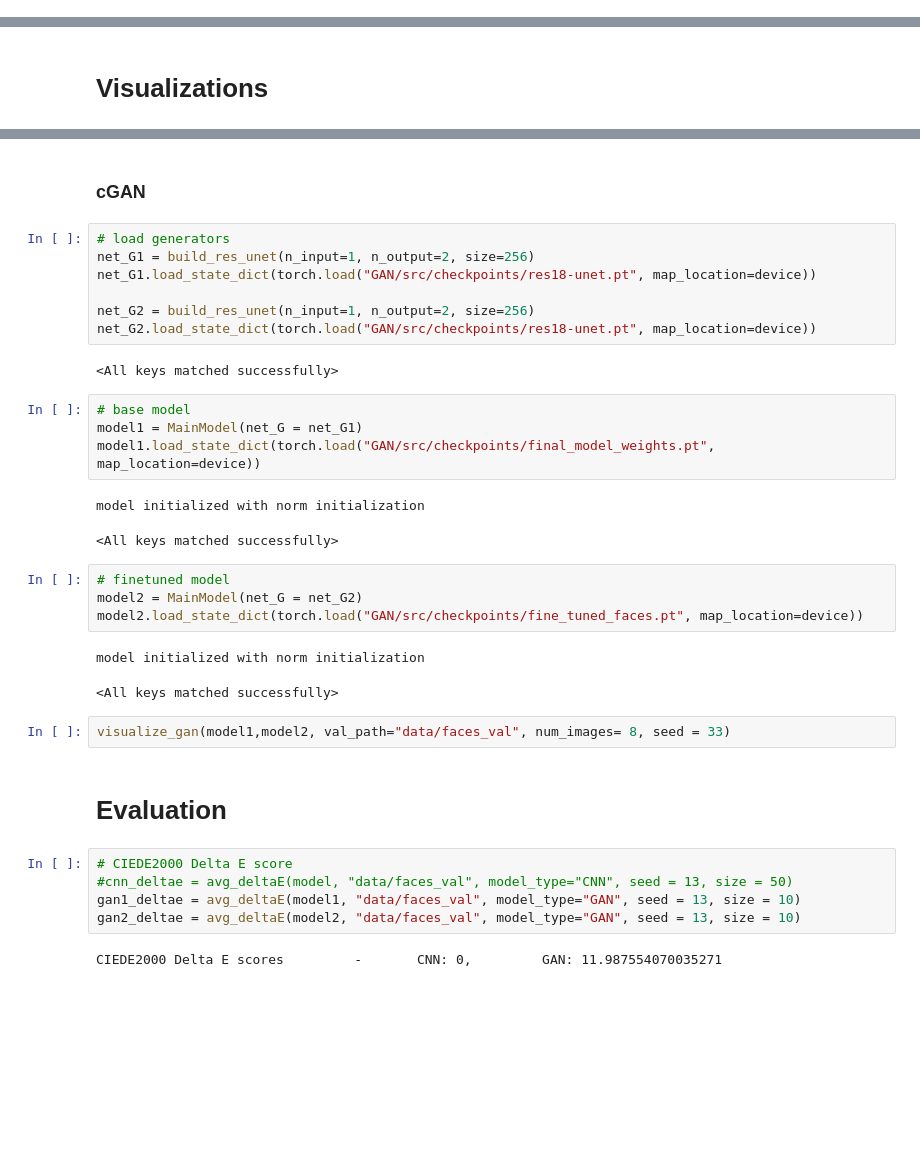
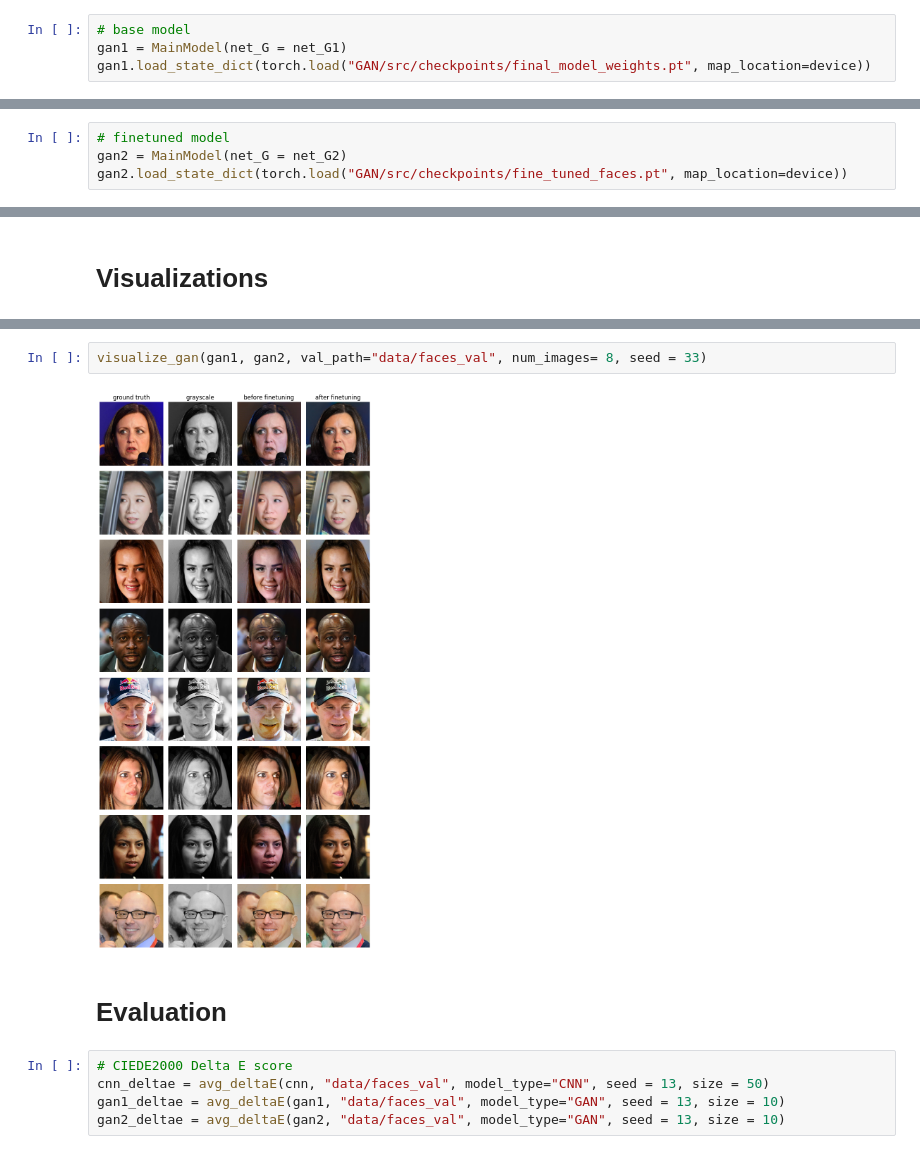
Before and after one commit to sengercoding/CVfinal, a Jupyter notebook: demo.ipynb, the cells around one changed output, grey strips where cells are left out. Saved outputs shown, nothing was run; the diff lists cells and outputs as text; blank space fills up the shorter version.

```diff
--- a/demo.ipynb
+++ b/demo.ipynb
@@ -11,0 +40,4 @@ device = torch.device("cuda" if torch.cuda.is_available() else "cpu")
+# %%
+# base model
+gan1 = MainModel(net_G = net_G1)
+gan1.load_state_dict(torch.load("GAN/src/checkpoints/final_model_weights.pt", map_location=device))
@@ -11,0 +47,4 @@ device = torch.device("cuda" if torch.cuda.is_available() else "cpu")
+# %%
+# finetuned model
+gan2 = MainModel(net_G = net_G2)
+gan2.load_state_dict(torch.load("GAN/src/checkpoints/fine_tuned_faces.pt", map_location=device))
@@ -41,40 +65,15 @@ visualize_cnn(model, val_path="data/faces_val", num_images = 8, seed = 33)
 1/1 ━━━━━━━━━━━━━━━━━━━━ 0s 217ms/step
 1/1 ━━━━━━━━━━━━━━━━━━━━ 0s 213ms/step
 [figure]
-# %% [markdown]
-### cGAN
-# %%
-# load generators
-net_G1 = build_res_unet(n_input=1, n_output=2, size=256)
-net_G1.load_state_dict(torch.load("GAN/src/checkpoints/res18-unet.pt", map_location=device))
-
-net_G2 = build_res_unet(n_input=1, n_output=2, size=256)
-net_G2.load_state_dict(torch.load("GAN/src/checkpoints/res18-unet.pt", map_location=device))
-# %% [output]
-<All keys matched successfully>
-# %%
-# base model
-model1 = MainModel(net_G = net_G1)
-model1.load_state_dict(torch.load("GAN/src/checkpoints/final_model_weights.pt", map_location=device))
-# %% [output]
-model initialized with norm initialization
-<All keys matched successfully>
-# %%
-# finetuned model
-model2 = MainModel(net_G = net_G2)
-model2.load_state_dict(torch.load("GAN/src/checkpoints/fine_tuned_faces.pt", map_location=device))
-# %% [output]
-model initialized with norm initialization
-<All keys matched successfully>
 # %%
-visualize_gan(model1,model2, val_path="data/faces_val", num_images= 8, seed = 33)
+visualize_gan(gan1, gan2, val_path="data/faces_val", num_images= 8, seed = 33)
+# %% [output]
+[figure, added]
 # %% [markdown]
 # Evaluation
 # %%
 # CIEDE2000 Delta E score
-#cnn_deltae = avg_deltaE(model, "data/faces_val", model_type="CNN", seed = 13, size = 50)
-gan1_deltae = avg_deltaE(model1, "data/faces_val", model_type="GAN", seed = 13, size = 10)
-gan2_deltae = avg_deltaE(model2, "data/faces_val", model_type="GAN", seed = 13, size = 10)
+cnn_deltae = avg_deltaE(cnn, "data/faces_val", model_type="CNN", seed = 13, size = 50)
+gan1_deltae = avg_deltaE(gan1, "data/faces_val", model_type="GAN", seed = 13, size = 10)
+gan2_deltae = avg_deltaE(gan2, "data/faces_val", model_type="GAN", seed = 13, size = 10)
-# %% [output]
-CIEDE2000 Delta E scores         -       CNN: 0,         GAN: 11.987554070035271
 # %%
```
Also changed, not shown: parts of 11 cells of this notebook, 1 other file.
